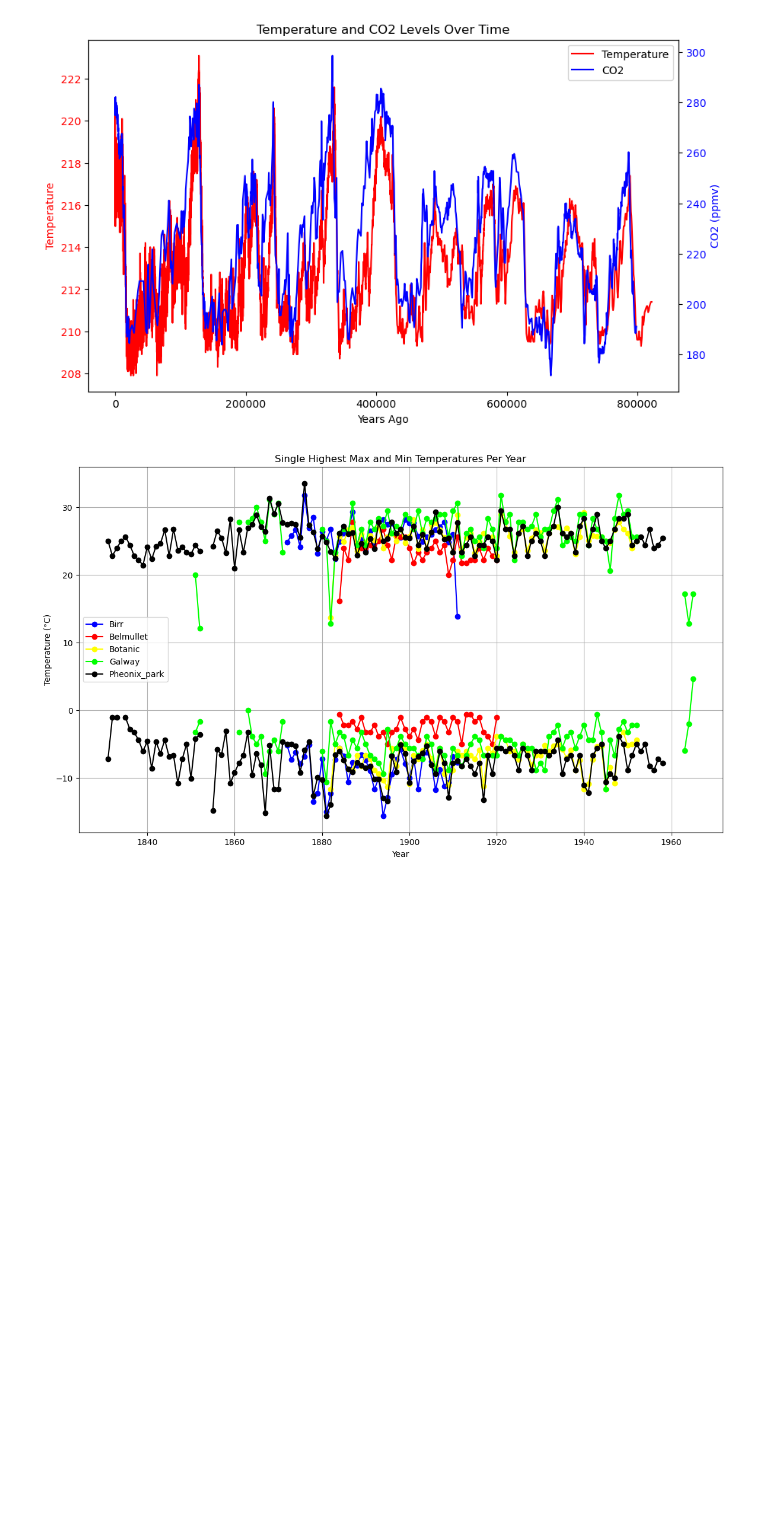
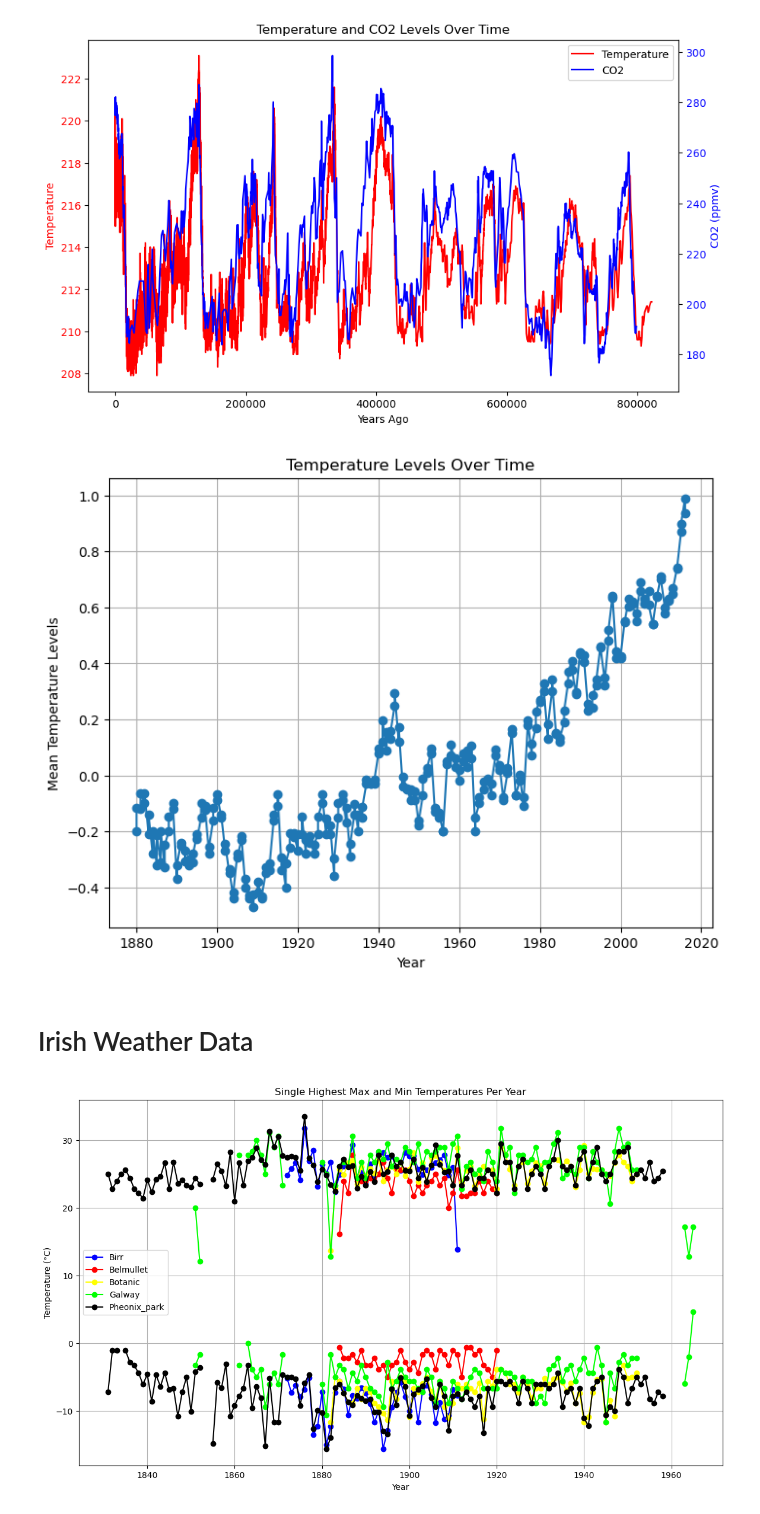
Before and after one commit to frankquinn89/PROGRAMMING_FOR_DATA_ANALYSIS_2, a Jupyter notebook: project.ipynb, the cells around one changed output. Drawn from its saved outputs; the diff is of its cells as text; code cells hidden in the pictures; blank space fills up the shorter version.

Commit message:
added temperature data for recent years

```diff
--- a/project.ipynb
+++ b/project.ipynb
@@ -80,6 +80,20 @@ ax2.legend(lines + lines2, labels + labels2, loc='upper right')
 mplot.show()
 # %% [output]
 [figure]
+# %%
+annual_temp = pd.read_csv('co2_temp_data/annual_temp.csv')
+
+mplot.figure(figsize=(8, 6))
+mplot.plot(annual_temp['Year'], annual_temp['Mean'], marker='o', linestyle='-')
+mplot.xlabel('Year')
+mplot.ylabel('Mean Temperature Levels')
+mplot.title('Temperature Levels Over Time')
+mplot.grid(True)
+mplot.show()
+# %% [output]
+[figure, added]
+# %% [markdown]
+# Irish Weather Data
 # %%
 # irish data: https://www.met.ie/climate/available-data/long-term-data-sets/
 birr_weather = pd.read_csv('irish_weather_data\Birr-Castle-second-order-station_1872-1911.csv')
```
Also changed, not shown: 1 other file.
